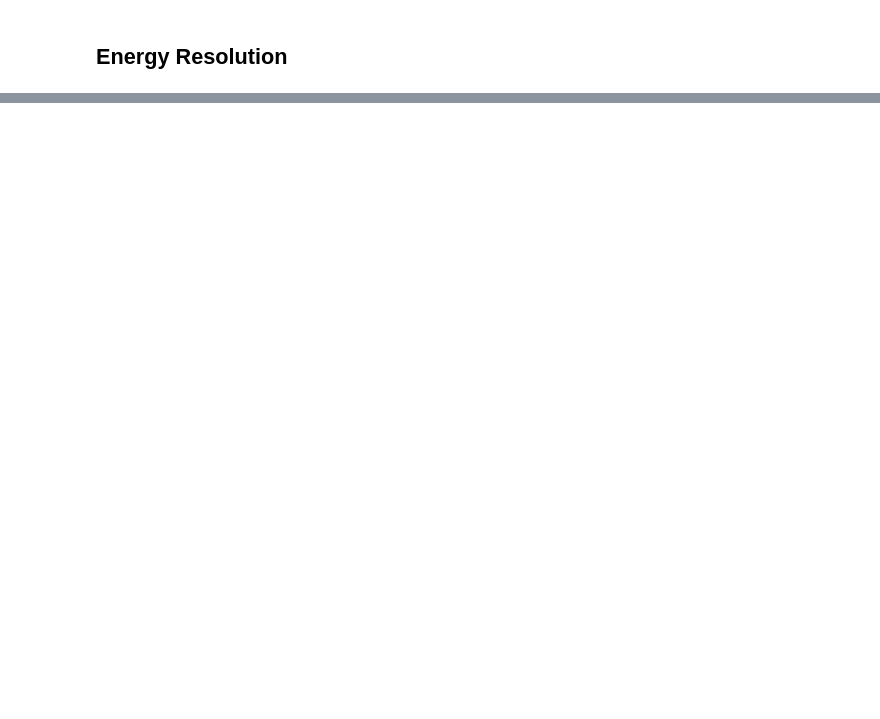
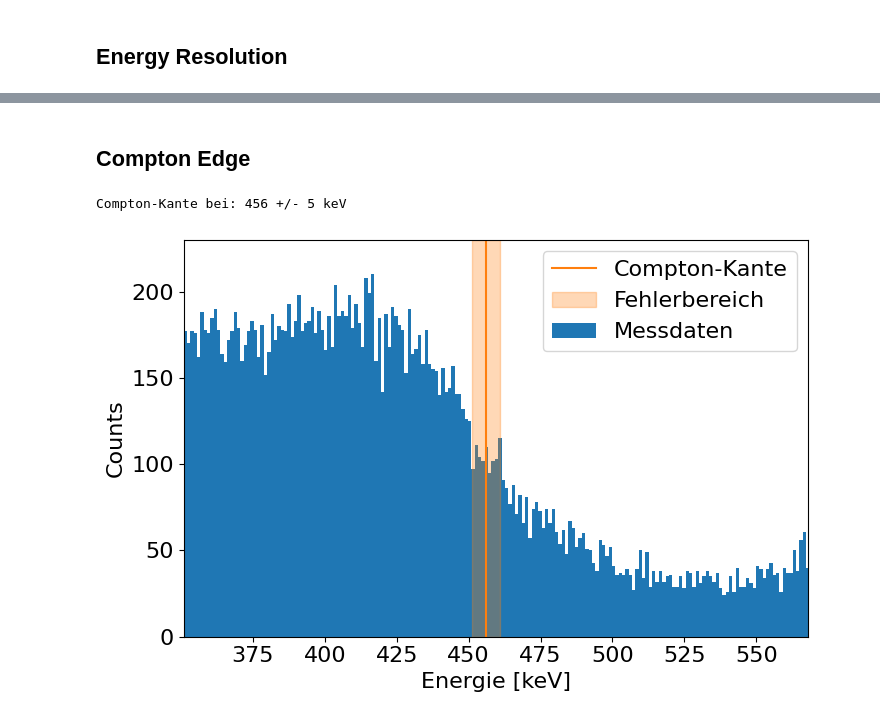
Before and after one commit to SteWey0/Fortgeschrittenenpraktikum, a Jupyter notebook: Gammaspektroskopie/Auswertung.ipynb, the cells around one changed output, grey strips where cells are left out. Saved outputs shown, nothing was run; the diff lists cells and outputs as text; code cells hidden in the pictures; blank space fills up the shorter version.

```diff
--- a/Gammaspektroskopie/Auswertung.ipynb
+++ b/Gammaspektroskopie/Auswertung.ipynb
@@ -121,0 +122,19 @@ array([0.00116799, 0.00065068, 0.00030665, 0.00074896, 0.00045612])
+# %% [markdown]
+## Compton Edge
+# %%
+bins , c_cs = loadhist('1_3_Cs')
+bins = calibrate(bins) # Do channel-energy-calibration on the bins
+width = calibrate(0.01, cal_slope , 0) # And width
+compton_mask = (bins>350) & (bins<570)
+
+fig,ax=plt.subplots(figsize=(7.5,5))
+ax.bar(bins[compton_mask],c_cs[compton_mask], width=width, color=cmap[0], label='Messdaten')
+ax.axvline(456,color=cmap[1], label='Compton-Kante')
+ax.fill_betweenx([0, 230], 451, 461, color=cmap[1], alpha=0.3, label='Fehlerbereich')
+ax.set(xlabel='Energie [keV]', ylabel='Counts', ylim=(0,230), xlim=(351,568))
+ax.legend()
+fig.tight_layout()
+print('Compton-Kante bei:', 456, '+/-', 5, 'keV')
+# %% [output]
+Compton-Kante bei: 456 +/- 5 keV
+[figure, added]
```
Also changed, not shown: parts of 15 cells of this notebook, 2 other files.
